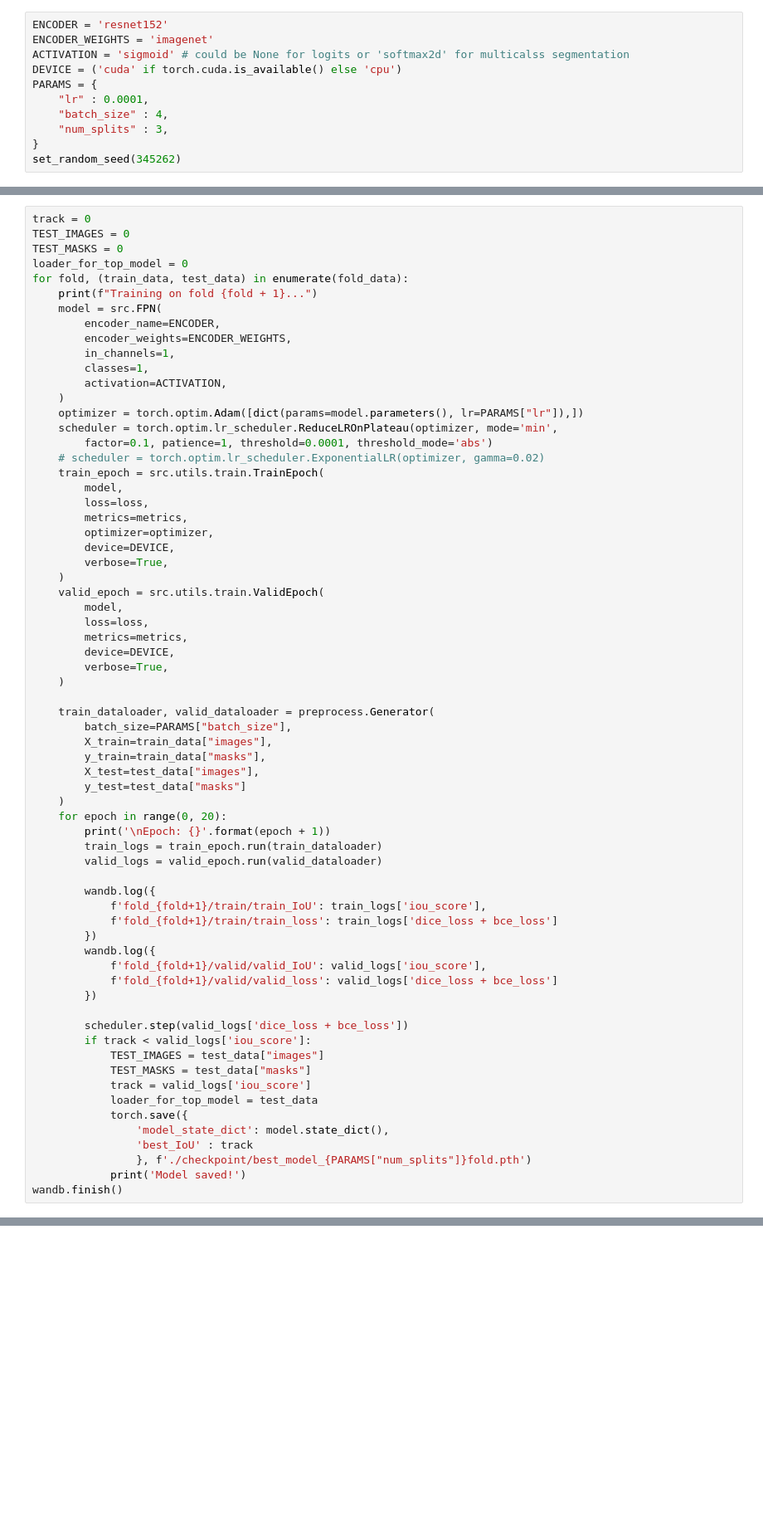
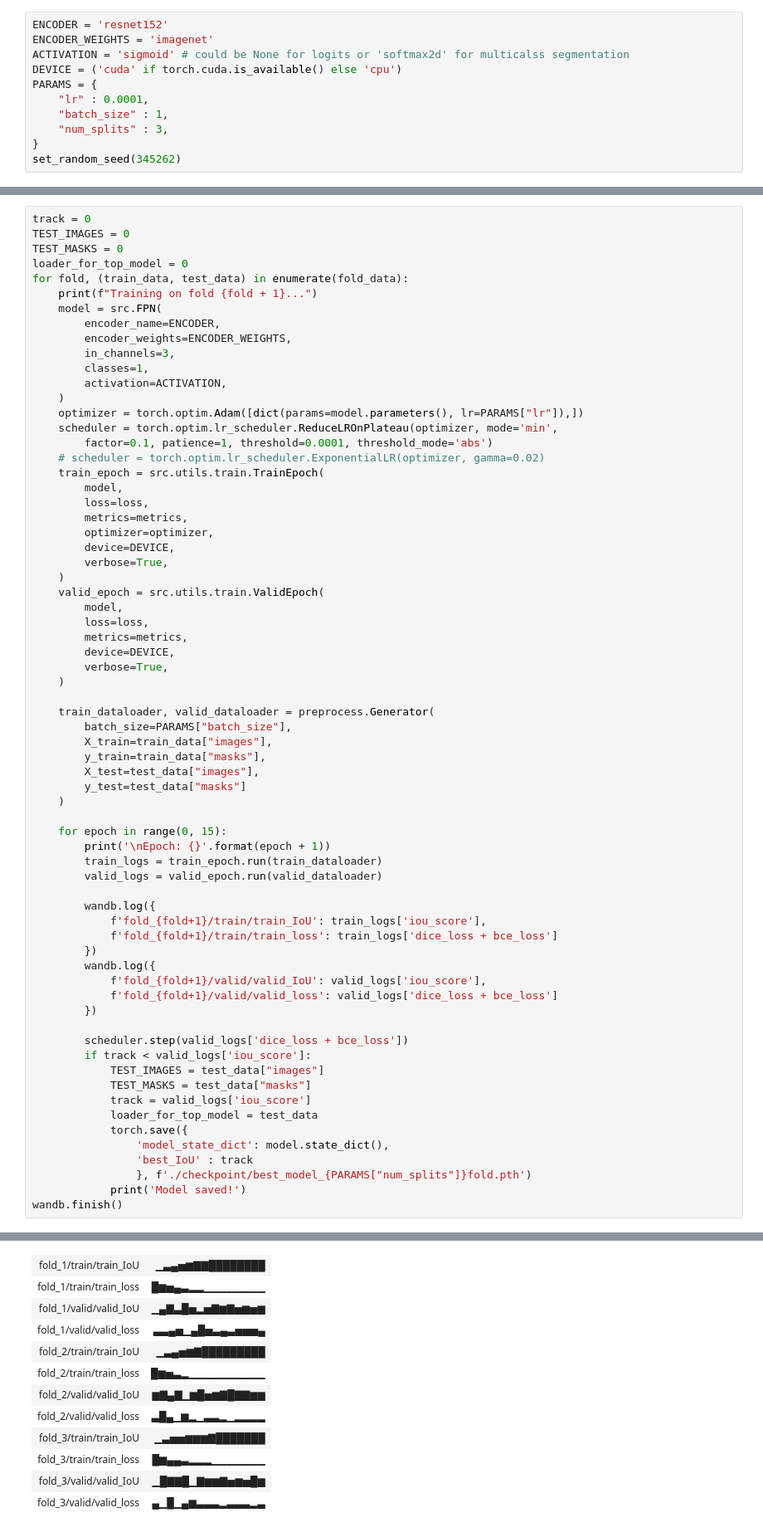
Before and after one commit to DmitriyLT03/ProstaScan-Analysis-of-Trus-images-Prostate-Cancer-ML, a Jupyter notebook: training_kfold.ipynb, the cells around one changed output, grey strips where cells are left out. Shown at 83% size. Saved outputs shown, nothing was run; the diff lists cells and outputs as text; blank space fills up the shorter version.

```diff
--- a/training_kfold.ipynb
+++ b/training_kfold.ipynb
@@ -23,7 +23,7 @@ ACTIVATION = 'sigmoid' # could be None for logits or 'softmax2d' for multicalss
 DEVICE = ('cuda' if torch.cuda.is_available() else 'cpu')
 PARAMS = {
     "lr" : 0.0001,
-    "batch_size" : 4,
+    "batch_size" : 1,
     "num_splits" : 3,
 }
 set_random_seed(345262)
@@ -79,7 +100,7 @@ for fold, (train_data, test_data) in enumerate(fold_data):
     model = src.FPN(
         encoder_name=ENCODER,
         encoder_weights=ENCODER_WEIGHTS,
-        in_channels=1,
+        in_channels=3,
         classes=1,
         activation=ACTIVATION,
     )
@@ -110,7 +131,8 @@ for fold, (train_data, test_data) in enumerate(fold_data):
         X_test=test_data["images"],
         y_test=test_data["masks"]
     )
-    for epoch in range(0, 20):
+
+    for epoch in range(0, 15):
         print('\nEpoch: {}'.format(epoch + 1))
         train_logs = train_epoch.run(train_dataloader)
         valid_logs = valid_epoch.run(valid_dataloader)
@@ -136,3 +158,4 @@ for fold, (train_data, test_data) in enumerate(fold_data):
                 }, f'./checkpoint/best_model_{PARAMS["num_splits"]}fold.pth')
             print('Model saved!')
 wandb.finish()
+# %% [output]
@@ -138,0 +181,12 @@ wandb.finish()
+| fold_1/train/train_IoU | ▁▃▄▅▆▇▇████████ |
+| fold_1/train/train_loss | █▆▅▄▃▂▂▁▁▁▁▁▁▁▁ |
+| fold_1/valid/valid_IoU | ▁▄▇▃█▅▂▅▇▆▇▅▆▅▆ |
+| fold_1/valid/valid_loss | ▃▃▄▅▁▄█▅▃▄▃▅▅▅▄ |
+| fold_2/train/train_IoU | ▁▃▄▅▆▇█████████ |
+| fold_2/train/train_loss | █▆▅▃▂▁▁▁▁▁▁▁▁▁▁ |
+| fold_2/valid/valid_IoU | ▆▇▄▇▁▆█▅▆▇█▇▇▆▆ |
+| fold_2/valid/valid_loss | ▃█▄▁▆▂▁▃▃▂▁▂▂▂▂ |
+| fold_3/train/train_IoU | ▁▃▅▅▆▆▆▇███████ |
+| fold_3/train/train_loss | █▆▄▄▃▂▂▂▁▁▁▁▁▁▁ |
+| fold_3/valid/valid_IoU | ▁█▇▇█▁▇▆▆▇▅▆▅█▆ |
+| fold_3/valid/valid_loss | ▄▁█▁▄▆▃▃▃▂▃▃▃▂▃ |
```
Also changed, not shown: parts of 6 cells of this notebook, 2 other files.
